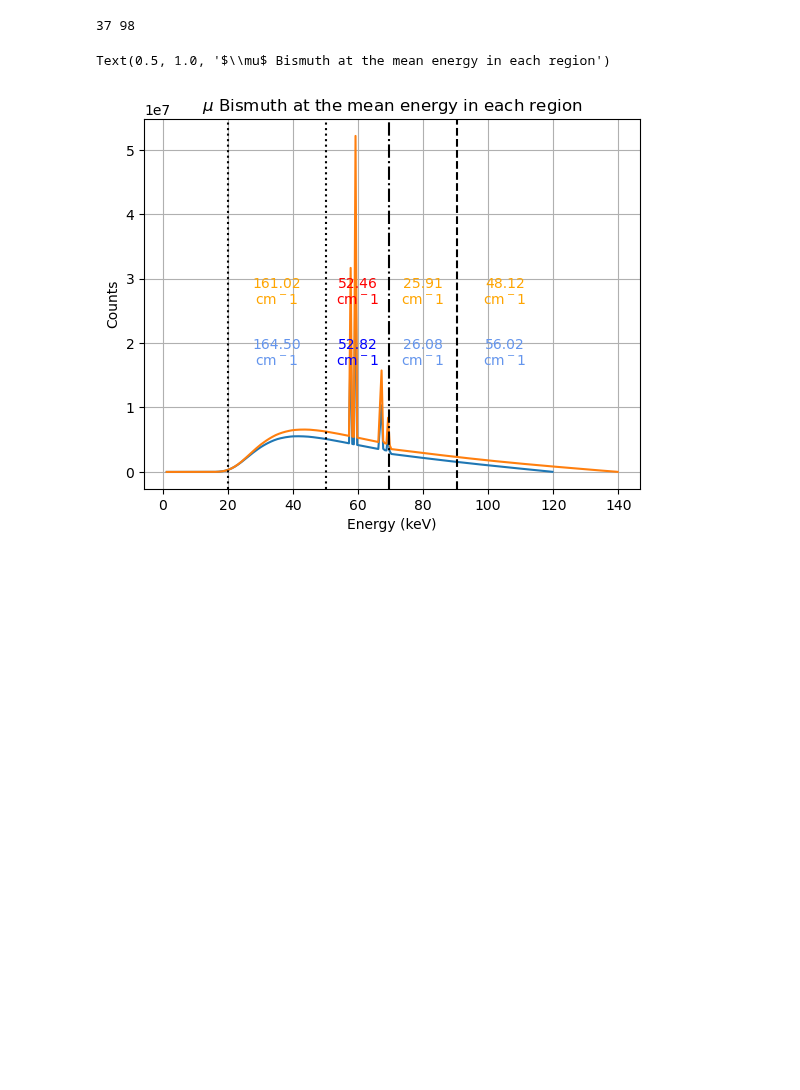
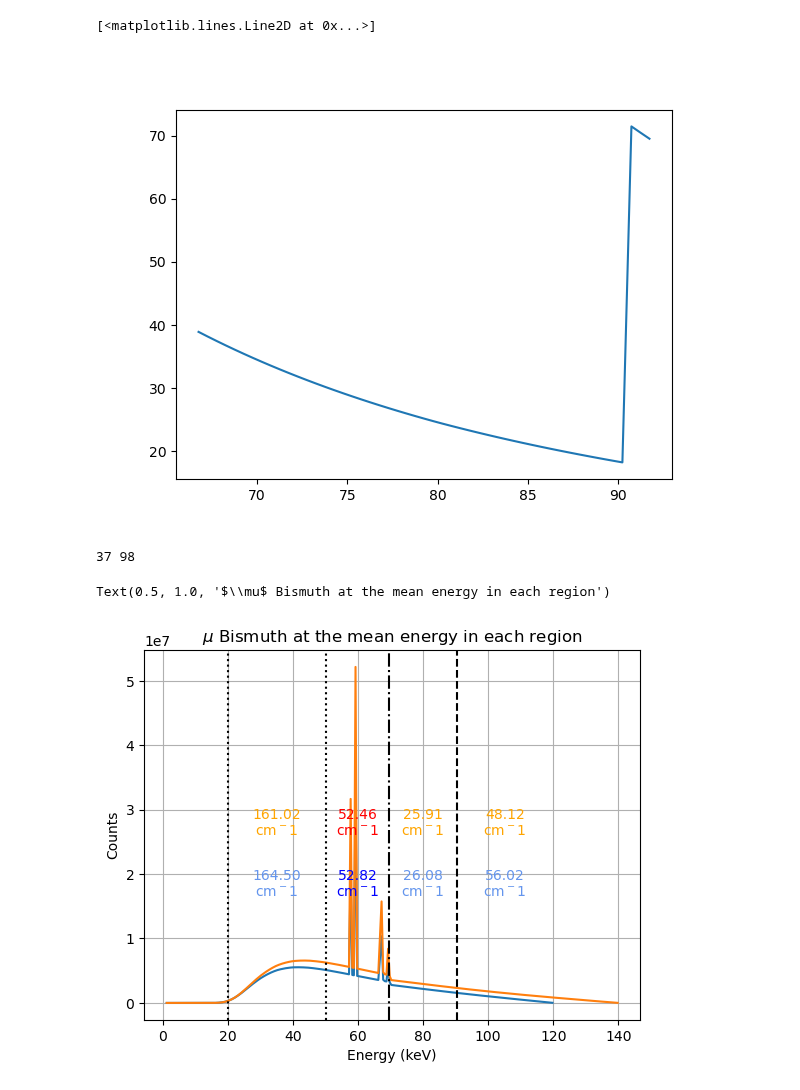
Before and after one commit to jerichooconnell/work-dfci, a Jupyter notebook: 9-PCCT_Magdalena_results/look_at_attenuation_coefficients.ipynb, the cells around one changed output. Drawn from its saved outputs; the diff is of its cells as text; code cells hidden in the pictures; blank space fills up the shorter version.

```diff
--- a/9-PCCT_Magdalena_results/look_at_attenuation_coefficients.ipynb
+++ b/9-PCCT_Magdalena_results/look_at_attenuation_coefficients.ipynb
@@ -400,3 +762,13 @@ plt.close('all')
+# %%
+# plt.figure()
+# plt.plot(xx_norm,np.sum(bin_contributions, axis=1))
+
+plt.figure()
+# plt.plot(xx_norm, yy_norm*xx_norm)
+plt.plot(U[bin_mask], mu_bismuth)
+# %% [output]
+[<matplotlib.lines.Line2D at 0x...>]
+[figure, added]
 # %%
 # Find the closes xx and xx2 values to the k-edge energies
 k_bi_index = np.argmin(np.abs(xx - k_bi))
```
Also changed, not shown: parts of 8 cells of this notebook.
